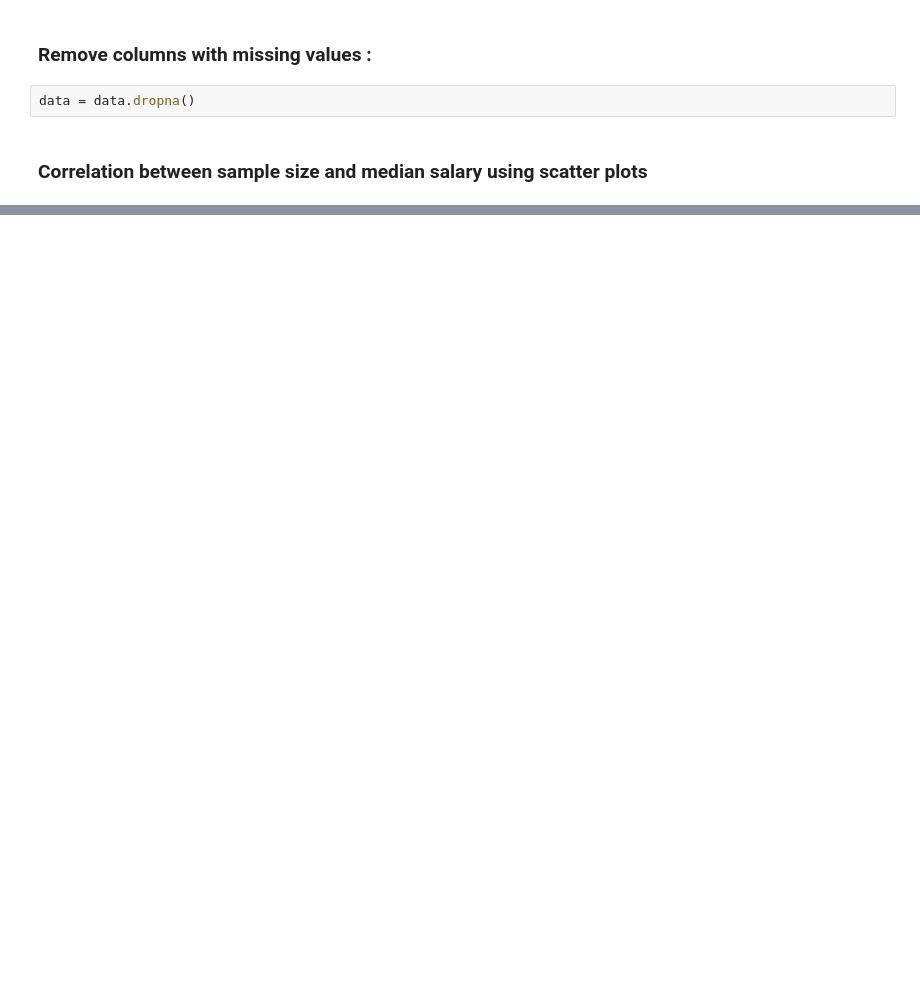
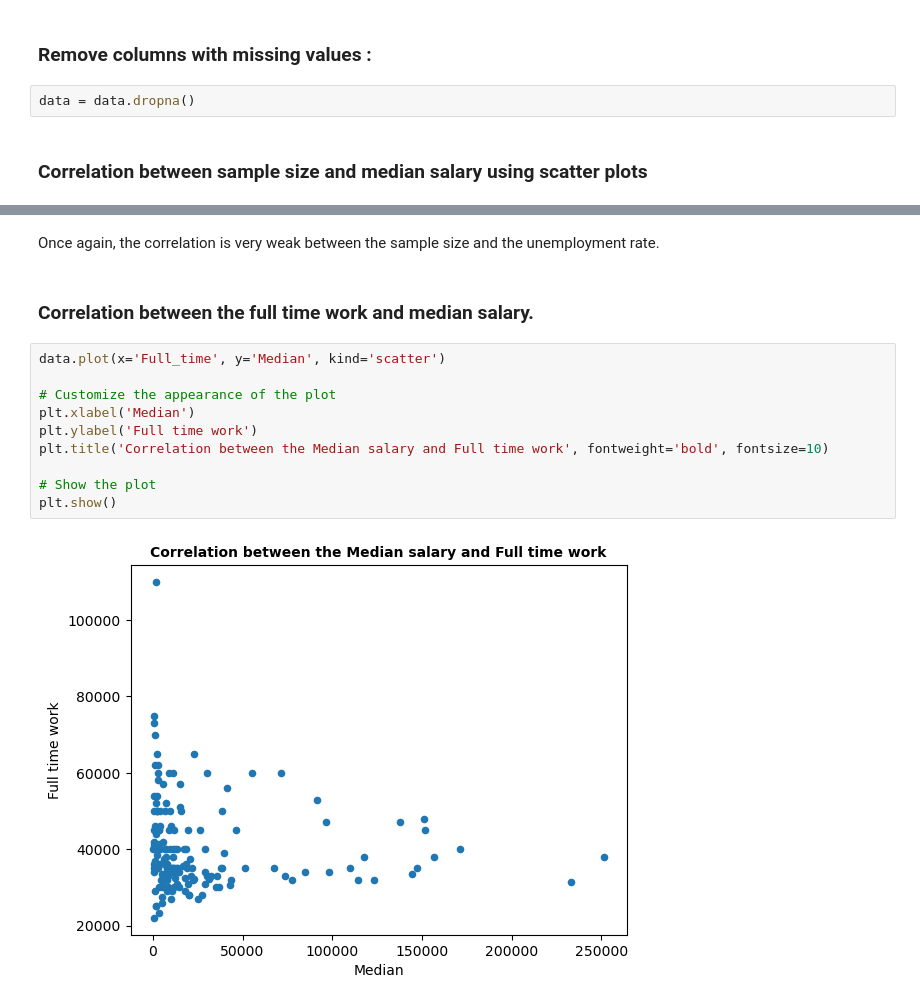
Before and after one commit to Nimaga95/Data_Science_Project-1, a Jupyter notebook: data_exploratory.ipynb, the cells around one changed output, grey strips where cells are left out. Cells and saved outputs as stored; diff of their text form; blank space fills up the shorter version.

```diff
--- a/data_exploratory.ipynb
+++ b/data_exploratory.ipynb
@@ -76,0 +82,16 @@ plt.show()
+# %% [markdown]
+Once again, the correlation is very weak between the sample size and the unemployment rate.
+# %% [markdown]
+###  Correlation between the full time work and median salary.
+# %%
+data.plot(x='Full_time', y='Median', kind='scatter')
+
+# Customize the appearance of the plot
+plt.xlabel('Median')
+plt.ylabel('Full time work')
+plt.title('Correlation between the Median salary and Full time work', fontweight='bold', fontsize=10)
+
+# Show the plot
+plt.show()
+# %% [output]
+[figure, added]
```
Also changed, not shown: parts of 10 cells of this notebook.
